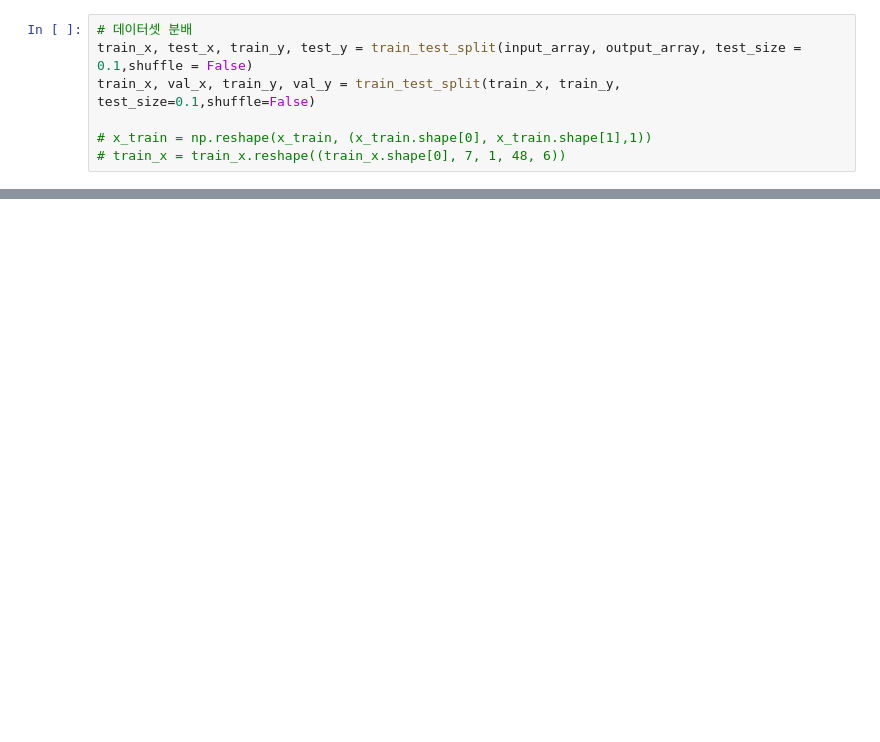
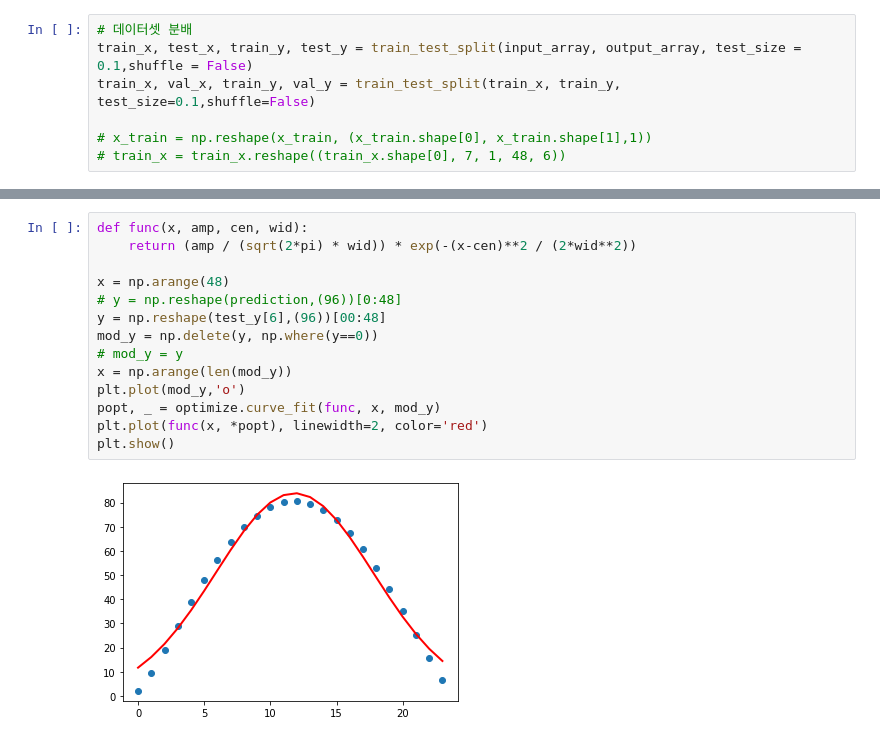
Before and after one commit to J-woooo/Dacon, a Jupyter notebook: jyuuuuuung/kingsolarbeam (1).ipynb, the cells around one changed output, grey strips where cells are left out. Cells and saved outputs as stored; diff of their text form; blank space fills up the shorter version.

```diff
--- a/jyuuuuuung/kingsolarbeam (1).ipynb
+++ b/jyuuuuuung/kingsolarbeam (1).ipynb
@@ -213,0 +231,16 @@ plt.plot(test_y[5])
+# %%
+def func(x, amp, cen, wid):
+    return (amp / (sqrt(2*pi) * wid)) * exp(-(x-cen)**2 / (2*wid**2))
+
+x = np.arange(48)
+# y = np.reshape(prediction,(96))[0:48]
+y = np.reshape(test_y[6],(96))[00:48]
+mod_y = np.delete(y, np.where(y==0))
+# mod_y = y
+x = np.arange(len(mod_y))
+plt.plot(mod_y,'o')
+popt, _ = optimize.curve_fit(func, x, mod_y)
+plt.plot(func(x, *popt), linewidth=2, color='red')
+plt.show()
+# %% [output]
+[figure, added]
```
Also changed, not shown: parts of 22 cells of this notebook.
